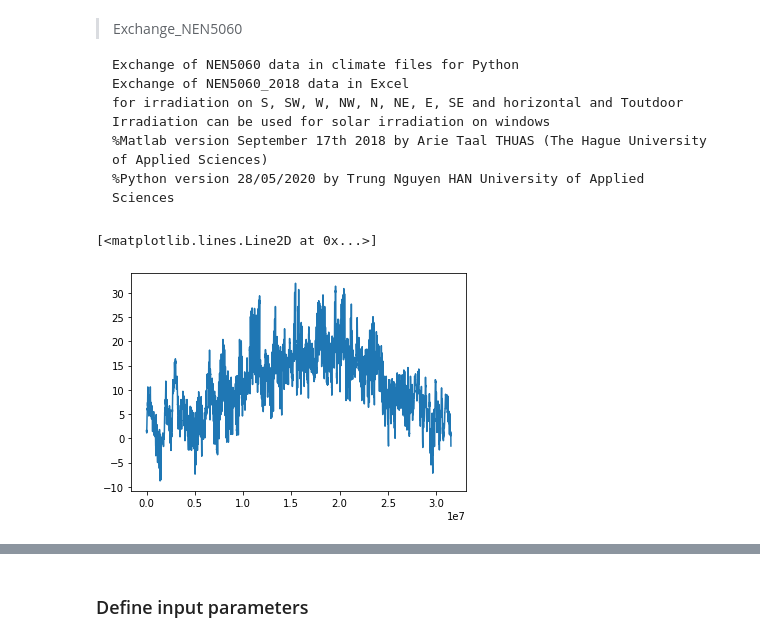
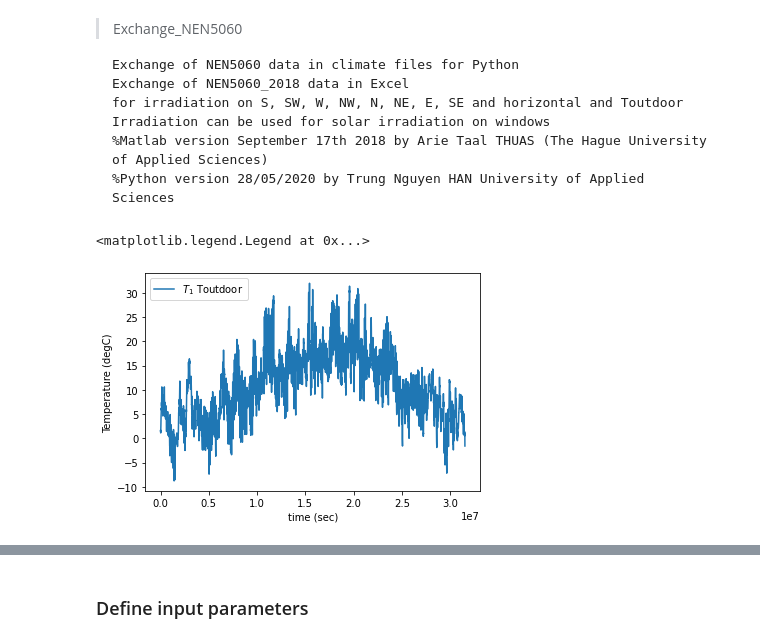
Before and after one commit to hancse/HT-HeatPump, a Jupyter notebook: Simulation/Python/House_Model.ipynb, the cells around one changed output, grey strips where cells are left out. Saved outputs shown, nothing was run; the diff lists cells and outputs as text; code cells hidden in the pictures.

```diff
--- a/Simulation/Python/House_Model.ipynb
+++ b/Simulation/Python/House_Model.ipynb
@@ -390,11 +387,14 @@ rainout=rainout.T
 # %%
 #numrows = len(input)    # 3 rows in your example
 #numcols = len(input[0]) # 2 columns in your example
 
-plt.plot(Tout[:,0],Tout[:,1])
+plt.plot(Tout[:,0],Tout[:,1],label=r'$T_1$ Toutdoor')
+plt.ylabel('Temperature (degC)')
+plt.xlabel('time (sec)')
+plt.legend(loc=2)
 # %% [output]
-[<matplotlib.lines.Line2D at 0x...>]
+<matplotlib.legend.Legend at 0x...>
-[figure, old version]
+[figure, new version]
 # %%
 import gc
 gc.collect() # collect garbages
```
Also changed, not shown: parts of 22 cells of this notebook, 1 other file.
